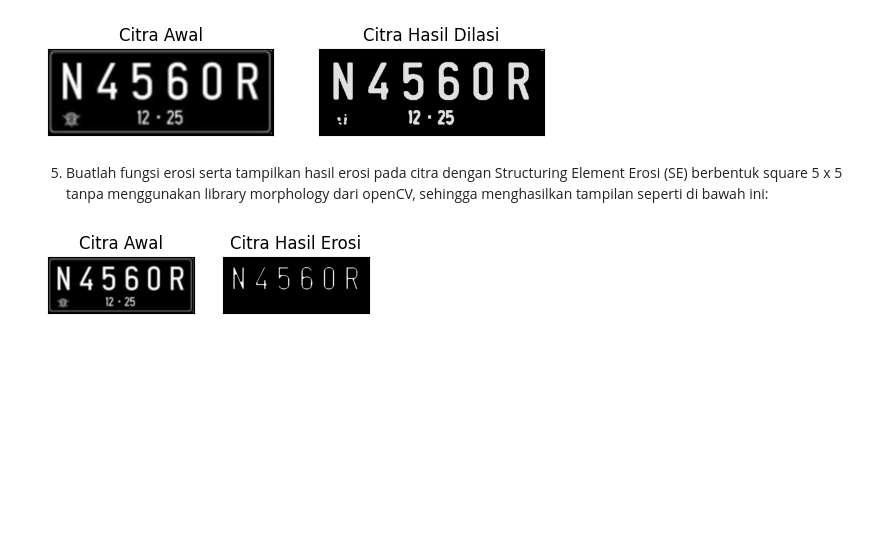
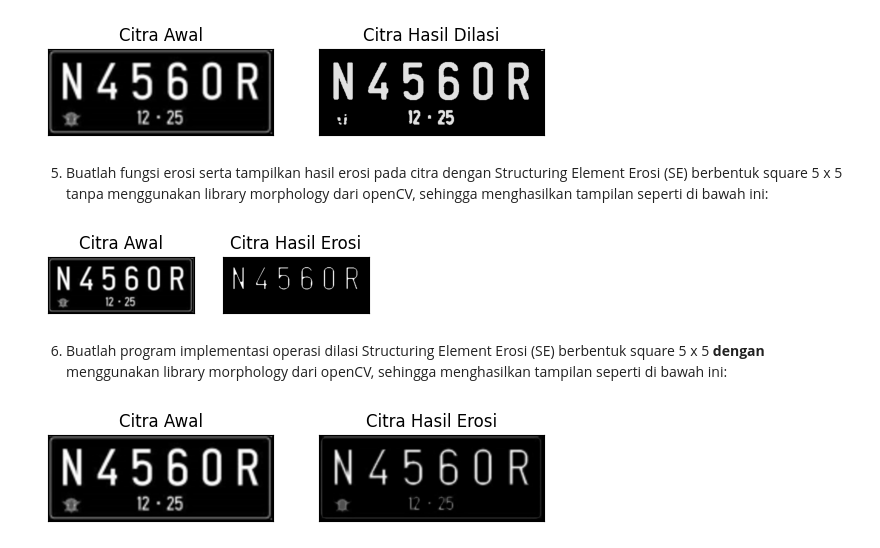
Before and after one commit to RizqiRHuda/PVCK_Semester5, a Jupyter notebook: week9.ipynb, the cells around one changed output. Cells and saved outputs as stored; diff of their text form; code cells hidden in the pictures; blank space fills up the shorter version.

```diff
--- a/week9.ipynb
+++ b/week9.ipynb
@@ -120,3 +117,18 @@ plt.yticks([])
 plt.show()
 # %% [output]
 [figure]
+# %% [markdown]
+6. Buatlah program implementasi operasi dilasi Structuring Element Erosi (SE) berbentuk square 5 x 5 **dengan** menggunakan library morphology dari openCV, sehingga menghasilkan tampilan seperti di bawah ini:
+# %%
+#EROSI LIBRARY
+
+img= cv2.imread('/content/drive/MyDrive/img_python/content/img_week8/plat nomer.jpg')
+kernel = np.ones((5,5),np.uint8)
+erosion = cv2.erode(img,kernel,iterations = 1)
+plt.subplot(121),plt.imshow(img),plt.title('Citra Awal')
+plt.xticks([]), plt.yticks([])
+plt.subplot(122),plt.imshow(erosion),plt.title('Citra Hasil Erosi')
+plt.xticks([]), plt.yticks([])
+plt.show()
+# %% [output]
+[figure, added]
```
Also changed, not shown: parts of 4 cells of this notebook.
